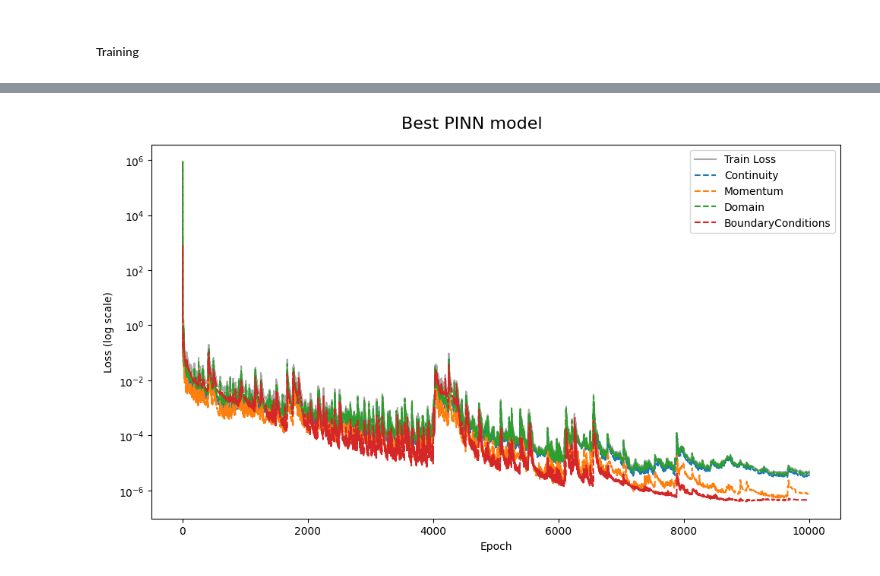
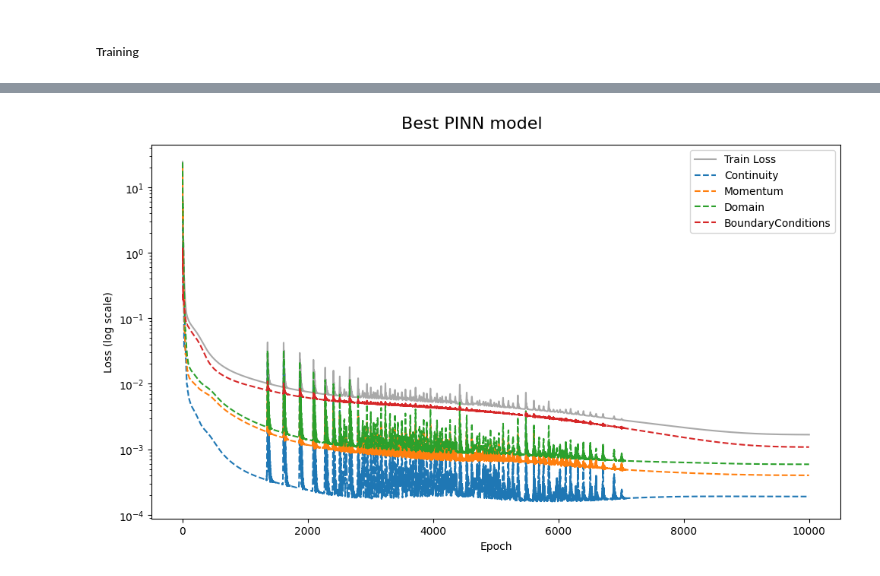
Before and after one commit to bdesia/ceia-pinn, a Jupyter notebook: tp1/ceia_tp1.ipynb, the cells around one changed output, grey strips where cells are left out. Drawn from its saved outputs; the diff is of its cells as text; code cells hidden in the pictures.

Commit message:
Se cambia activation ReLU por Tanh.

```diff
--- a/tp1/ceia_tp1.ipynb
+++ b/tp1/ceia_tp1.ipynb
@@ -319,9 +329,8 @@ v_tensors = [vi * torch.ones((n_bc // 4, 1)) for vi in V_bc]
 
 u_bc_tensor = torch.cat(u_tensors, axis=0)
 v_bc_tensor = torch.cat(v_tensors, axis=0)
-p_bc_tensor =  torch.zeros( n_bc, 1)
 
-Y_bc_tensor = torch.cat([u_bc_tensor, v_bc_tensor, p_bc_tensor], dim=1)
+Y_bc_tensor = torch.cat([u_bc_tensor, v_bc_tensor], dim=1)
 # %% [markdown]
 #### 4.3 Datasets generation
 # %%
@@ -593,19 +616,19 @@ def train_one_epoch(datasets, tags, model, optimizer, scheduler=None):
 Definimos una función de validación a ser usada solo en el caso que se cuente con datos rotulados.
 # %%
 def validate_one_epoch(datasets, model):
-    # Set model to evaluation mode
-    model.eval()
+
+    model.eval()    # Set model to evaluation mode
 
     X = (datasets['LabelledData'][:][0]).to(device)
     y = (datasets['LabelledData'][:][1]).to(device)
 
-    with torch.no_grad():
+    with torch.no_grad():     # Disable gradient computation for evaluation
         y_hat = model(X)
         loss = 0
         metric = 0
         for i in range(model.OutputDimensions):
-            loss += loss_function(y_hat[:,i], y[:,i])
-            metric += calculate_metric(y[:,i], y_hat[:,i])
+            loss += loss_function(y_hat[:,i:i+1], y[:,i:i+1])
+            metric += calculate_metric(y[:,i:i+1], y_hat[:,i:i+1])
 
     return {
         'loss': loss,
@@ -625,13 +648,14 @@ def fit(model, optimizer, scheduler, tags, train_datasets, valid_datasets=None,
         # Train for one epoch
         train_results = train_one_epoch(train_datasets, tags, model, optimizer, scheduler)
         if info:
-            print("")
-            print(f"Epoch {epoch + 1}/{cfg.epochs}")
-            print(f"Train Loss: {train_results['Overall']:.3e}")
-            print(f"Continuity Train loss: {train_results['Continuity']:.3e} Momentum Train loss: {train_results['Momentum']:.3e}")
-            print(f"PDE Train loss: {train_results['Domain']:.3e} BC Train loss: {train_results['BoundaryConditions']:.3e}")
-            if isData:
-                print(f"Labelled Data Train Loss: {train_results['LabelledData']:.3e}")
+            if (epoch+1) % 500 == 0:
+                print("")
+                print(f"Epoch {epoch + 1}/{cfg.epochs}")
+                print(f"Train Loss: {train_results['Overall']:.3e}")
+                print(f"Continuity Train loss: {train_results['Continuity']:.3e} Momentum Train loss: {train_results['Momentum']:.3e}")
+                print(f"PDE Train loss: {train_results['Domain']:.3e} BC Train loss: {train_results['BoundaryConditions']:.3e}")
+                if isData:
+                    print(f"Labelled Data Train Loss: {train_results['LabelledData']:.3e}")
 
         # Store training losses
         train_losses.append(train_results)
@@ -640,8 +664,9 @@ def fit(model, optimizer, scheduler, tags, train_datasets, valid_datasets=None,
             # Validation step
             val_results = validate_one_epoch(valid_datasets, model)
             if info:
-                print(f"Val Loss: {val_results['loss']:.3e}")
-                print(f"Val accuracy: {val_results['metric']:.3e}")
+                if (epoch+1) % 500 == 0:
+                    print(f"Val Loss: {val_results['loss']:.3e}")
+                    print(f"Val accuracy: {val_results['metric']:.3e}")
 
             # Store validation metrics
             val_metrics.append(val_results['metric'])
@@ -714,7 +739,7 @@ cfg.InputDimensions = 2
 cfg.OutputDimensions = 3
 cfg.Bias = True
 cfg.lr_min = 1e-5
-cfg.ActivationFunction = nn.ReLU()
+cfg.ActivationFunction = nn.Tanh()
 # %%
 import optuna
 
@@ -854,8 +876,8 @@ else:
 
   plot_history(train_losses, val_losses, val_metrics, title = 'Best PINN model')
 
-  # Save the trained model
-  torch.save(best_model.state_dict(), filename)
+  # # Save the trained model
+  # torch.save(best_model.state_dict(), filename)
 
   if IN_COLAB:  # Download the file
       from google.colab import files
@@ -881,4 +903,4 @@ PDE Train loss: 3.
-[figure, old version]
+[figure, new version]
 # %%
 # Visualización de resultados (opcional)
 def plot_predictions(model, resolution=1000):
```
Also changed, not shown: parts of 15 cells of this notebook, 1 other file.
